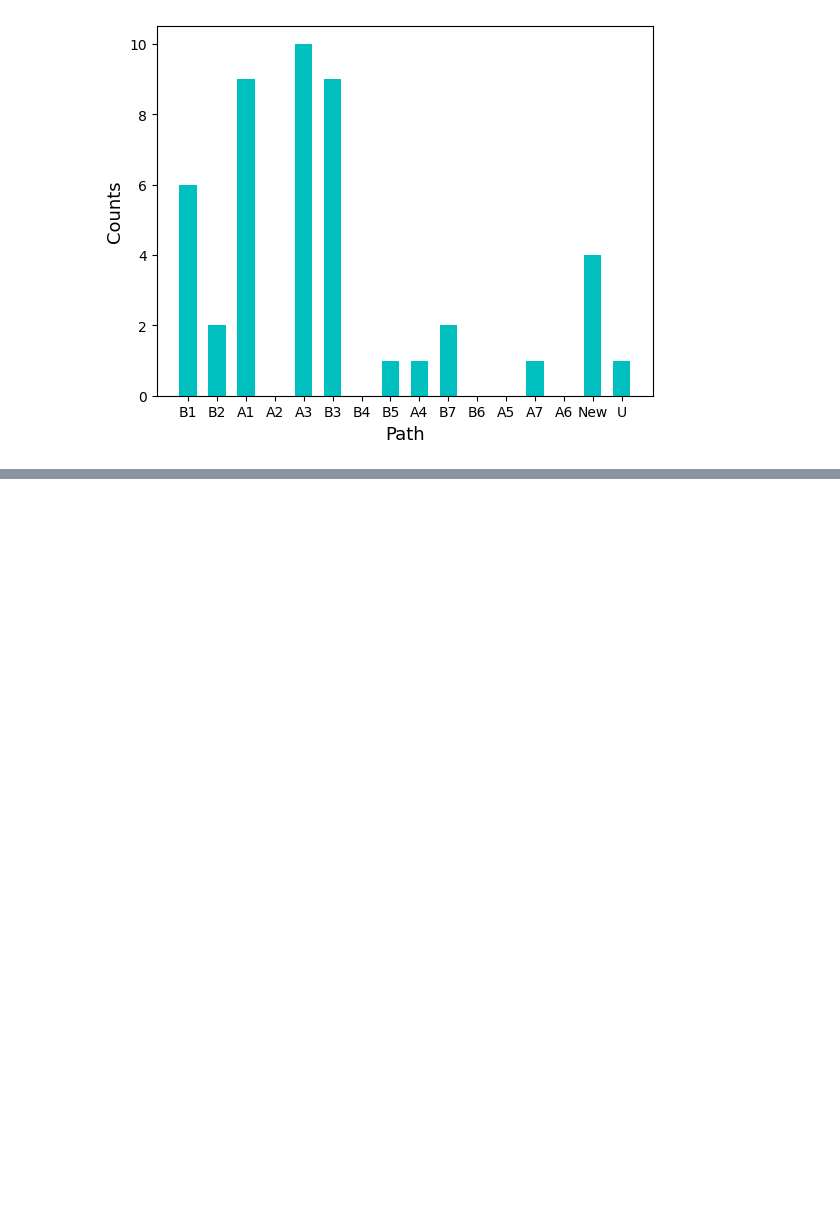
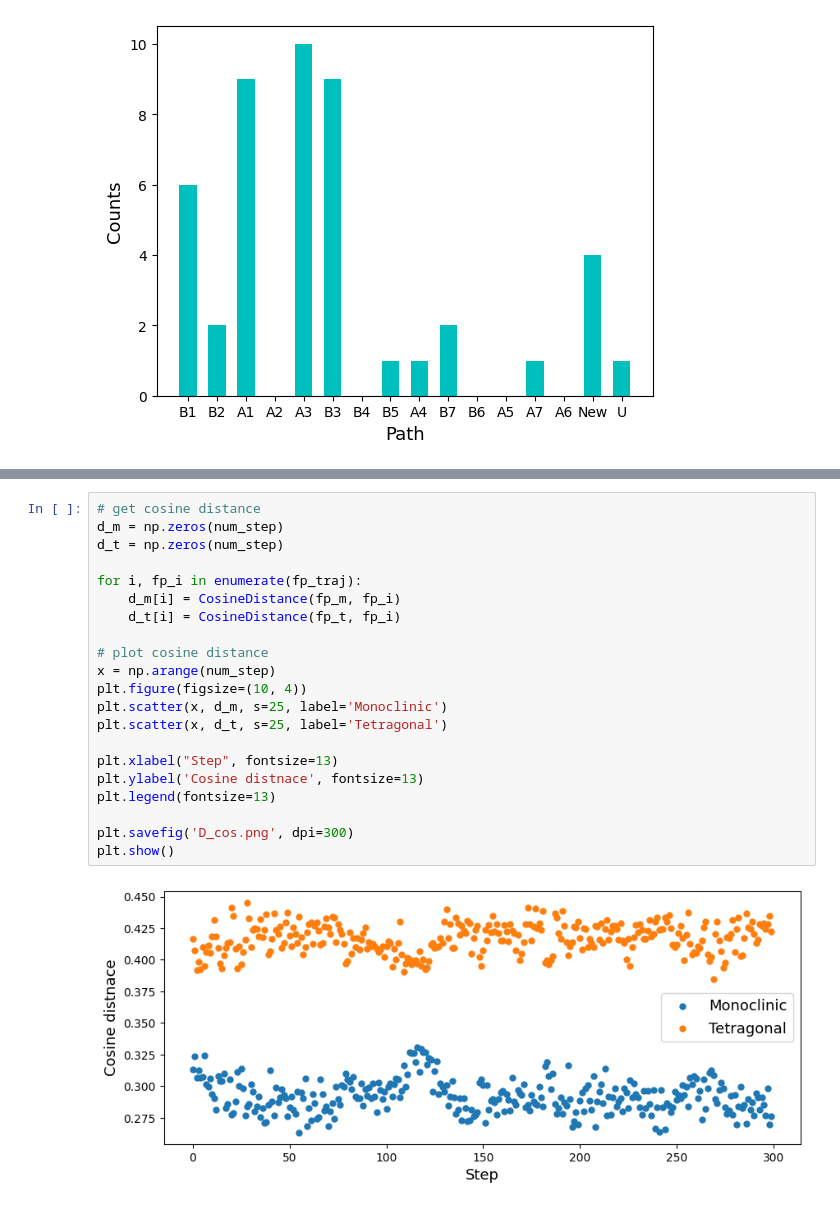
Before and after one commit to TY-Jeong/VacHopPy, a Jupyter notebook: example/1.LatticeHopping/tutorial.ipynb, the cells around one changed output, grey strips where cells are left out. Saved outputs shown, nothing was run; the diff lists cells and outputs as text; blank space fills up the shorter version.

```diff
--- a/example/1.LatticeHopping/tutorial.ipynb
+++ b/example/1.LatticeHopping/tutorial.ipynb
@@ -163,0 +225,23 @@ plt.show()
+# %%
+# get cosine distance
+d_m = np.zeros(num_step)
+d_t = np.zeros(num_step)
+
+for i, fp_i in enumerate(fp_traj):
+    d_m[i] = CosineDistance(fp_m, fp_i)
+    d_t[i] = CosineDistance(fp_t, fp_i)
+
+# plot cosine distance
+x = np.arange(num_step)
+plt.figure(figsize=(10, 4))
+plt.scatter(x, d_m, s=25, label='Monoclinic')
+plt.scatter(x, d_t, s=25, label='Tetragonal')
+
+plt.xlabel("Step", fontsize=13)
+plt.ylabel('Cosine distnace', fontsize=13)
+plt.legend(fontsize=13)
+
+plt.savefig('D_cos.png', dpi=300)
+plt.show()
+# %% [output]
+[figure, added]
```
Also changed, not shown: parts of 3 cells of this notebook, 6 other files.
